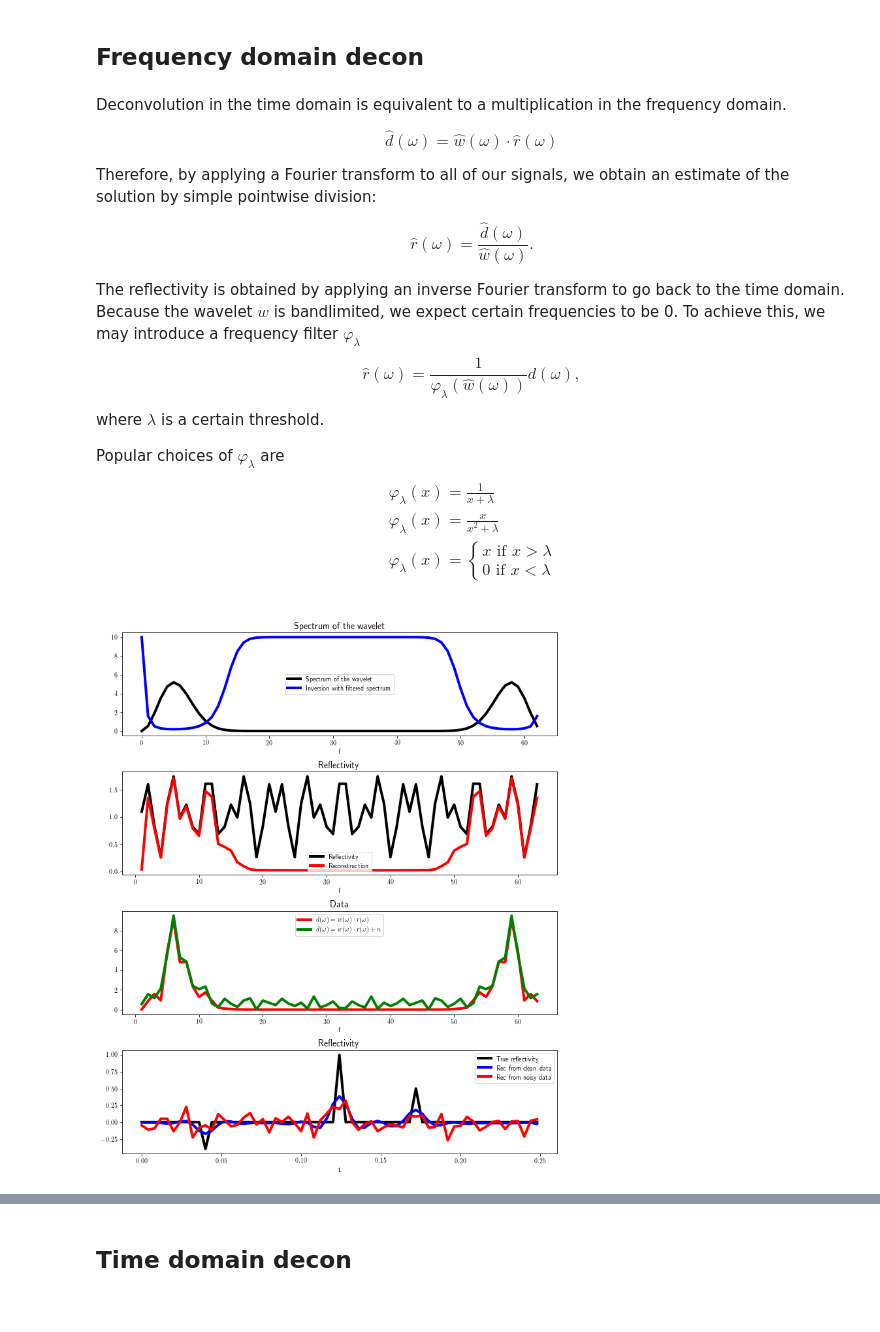
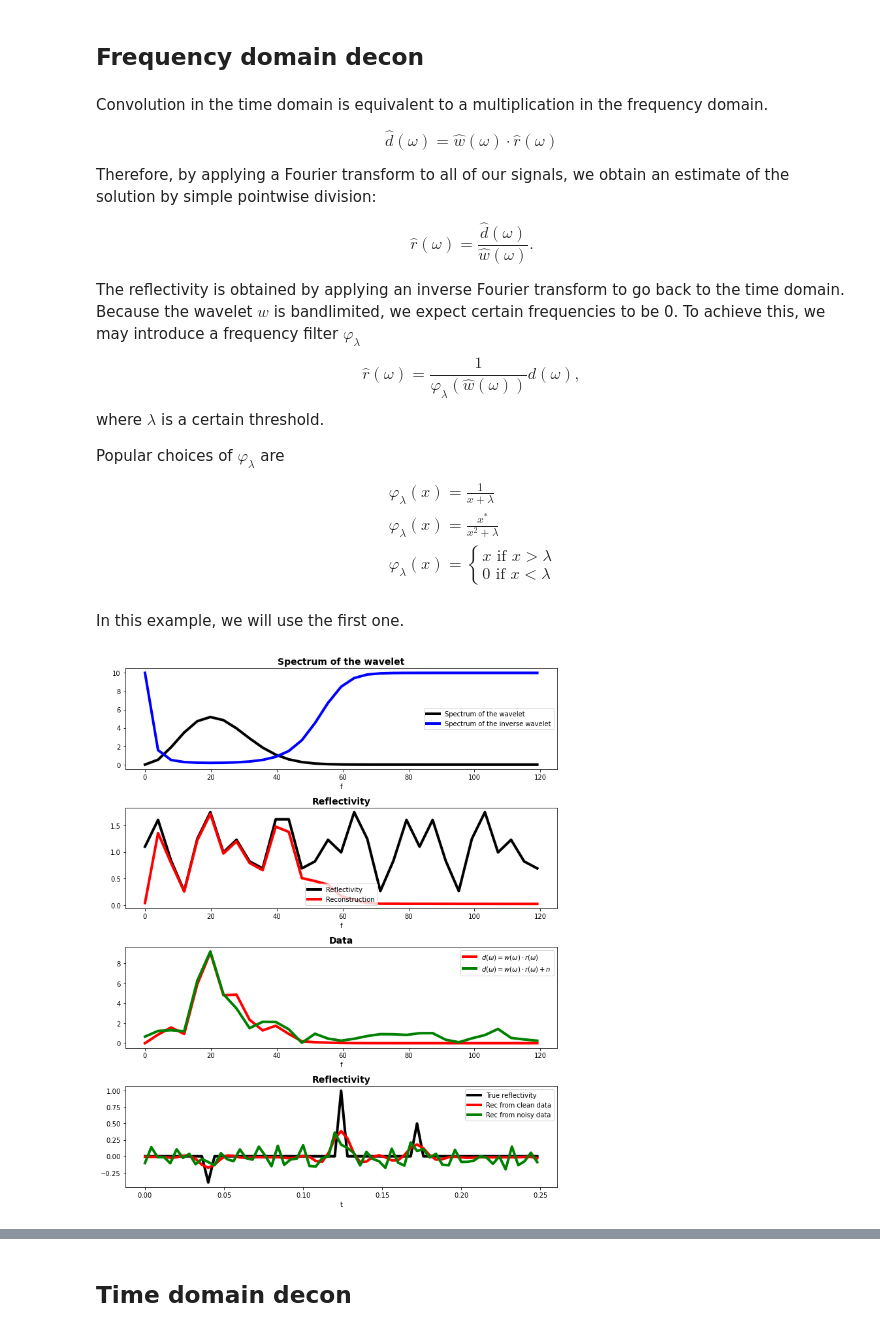
Before and after one commit to PyLops/pylops_transform2022, a Jupyter notebook: Decon.ipynb, the cells around one changed output, grey strips where cells are left out. Cells and saved outputs as stored; diff of their text form; code cells hidden in the pictures.

Commit message:
Finalized Decon

```diff
--- a/Decon.ipynb
+++ b/Decon.ipynb
@@ -59,11 +61,13 @@ Let's first import the libraries we need in this tutorial
 %load_ext autoreload
 %autoreload 2
 
+import warnings
+warnings.filterwarnings("ignore")
+
 import random
 import numpy as np
 import matplotlib.pyplot as plt
 import matplotlib as mpl
-mpl.rc('text', usetex = True)
 import pylops
 import pyproximal
 import torch
@@ -79,7 +83,7 @@ from pylops.utils import dottest
 from pylops.optimization.solver import lsqr as lsqr_pylops
 from pylops_gpu import TorchOperator
 from datadriven import *
-from functions import AFISTA
+from afista import AFISTA
 # %%
 # Center figures
 HTML("""
@@ -143,7 +140,7 @@ Dot test passed, v^T(Opu)=-11.977139 - u^T(Op^Tv)=-11.977139
 # %% [markdown]
 ## Frequency domain decon
 # %% [markdown]
-Deconvolution in the time domain is equivalent to a multiplication in the frequency domain.
+Convolution in the time domain is equivalent to a multiplication in the frequency domain.
 
 $$
 \hat{d}(\omega) = \hat{w}(\omega) \cdot \hat{r}(\omega)
@@ -165,50 +162,53 @@ Popular choices of $\varphi_{\lambda}$ are
 $$
 \begin{align}
     & \varphi_{\lambda}(x) = \frac{1}{x + \lambda} \\
-    & \varphi_{\lambda}(x) = \frac{x}{x^2 + \lambda} \\
+    & \varphi_{\lambda}(x) = \frac{x^*}{x^2 + \lambda} \\
     & \varphi_{\lambda}(x) = \begin{cases} x \text{ if } x > \lambda \\ 0 \text{ if } x < \lambda \end{cases}\\
 \end{align}
 $$
+
+In this example, we will use the first one.
 # %%
+hfilt =  h[nt//2:3*nt//2] # this is the centered filter
+
+# Fourier transform
 nfft = nt
-# FFTop = pylops.signalprocessing.FFT(dims=nfft, nfft=nfft, sampling=dt, engine="numpy", dtype='complex128')
-
+f = np.fft.fftfreq(nfft, dt)
 hF  = np.fft.fft(np.fft.ifftshift(hfilt))
 xF  = np.fft.fft(x)
 yF  = np.fft.fft(y)
 ynF = np.fft.fft(yn)
 
+# Deconvolution in frequency domain
 xfF = yF / (hF + 1e-1)
 xfnF = ynF / (hF + 8e-1)
 xinv = np.real(np.fft.ifft(xfF))
 xninv = np.real(np.fft.ifft(xfnF))
 
-f = np.linspace(1, nfft, nfft)
+#f = np.linspace(1, nfft, nfft)
 fig, axs = plt.subplots(4, 1, figsize=(10, 12), sharex=False)
-axs[0].plot(hF, "k", lw=4, label='Spectrum of the wavelet')
-axs[0].plot(1 / (hF + 1e-1), "b", lw=4, label='Inversion with filtered spectrum')
-axs[0].set_xlabel("t")
+axs[0].plot(f[:nfft//2], hF[:nfft//2], "k", lw=4, label='Spectrum of the wavelet')
+axs[0].plot(f[:nfft//2], 1 / (hF[:nfft//2] + 1e-1), "b", lw=4, label='Spectrum of the inverse wavelet')
 axs[0].set_xlabel("f")
 axs[0].legend()
 axs[0].set_title("Spectrum of the wavelet", fontsize=14, fontweight="bold")
-axs[1].plot(f, np.abs(xF), "k", lw=4, label=r"Reflectivity")
-axs[1].plot(f, np.abs(xfF), "r", lw=4, label=r"Reconstruction")
+axs[1].plot(f[:nfft//2], np.abs(xF[:nfft//2]), "k", lw=4, label=r"Reflectivity")
+axs[1].plot(f[:nfft//2], np.abs(xfF[:nfft//2]), "r", lw=4, label=r"Reconstruction")
 axs[1].set_xlabel("f")
 axs[1].set_title("Reflectivity", fontsize=14, fontweight="bold")
 axs[1].legend(loc='lower center')
-axs[2].plot(f, np.abs(yF), "r", lw=4, label=r"$d(\omega)=w(\omega)\cdot r(\omega)$")
-axs[2].plot(f, np.abs(ynF), "g", lw=4, label=r"$d(\omega)=w(\omega)\cdot r(\omega) + n$")
+axs[2].plot(f[:nfft//2], np.abs(yF[:nfft//2]), "r", lw=4, label=r"$d(\omega)=w(\omega)\cdot r(\omega)$")
+axs[2].plot(f[:nfft//2], np.abs(ynF[:nfft//2]), "g", lw=4, label=r"$d(\omega)=w(\omega)\cdot r(\omega) + n$")
 axs[2].set_xlabel("f")
 axs[2].set_title("Data", fontsize=14, fontweight="bold")
 axs[2].legend()
 axs[3].plot(t, x, "k", lw=4, label=r"True reflectivity")
-axs[3].plot(t, xinv, "b", lw=4, label=r"Rec from clean data")
-axs[3].plot(t, xninv, "r", lw=4, label=r"Rec from noisy data")
+axs[3].plot(t, xinv, "r", lw=4, label=r"Rec from clean data")
+axs[3].plot(t, xninv, "g", lw=4, label=r"Rec from noisy data")
 axs[3].set_xlabel("t")
 axs[3].set_title("Reflectivity", fontsize=14, fontweight="bold")
 axs[3].legend(loc='upper right')
-
 plt.tight_layout()
 # %% [output]
-[figure, old version]
+[figure, new version]
 # %% [markdown]
```
Also changed, not shown: parts of 32 cells of this notebook, 1 other file.
